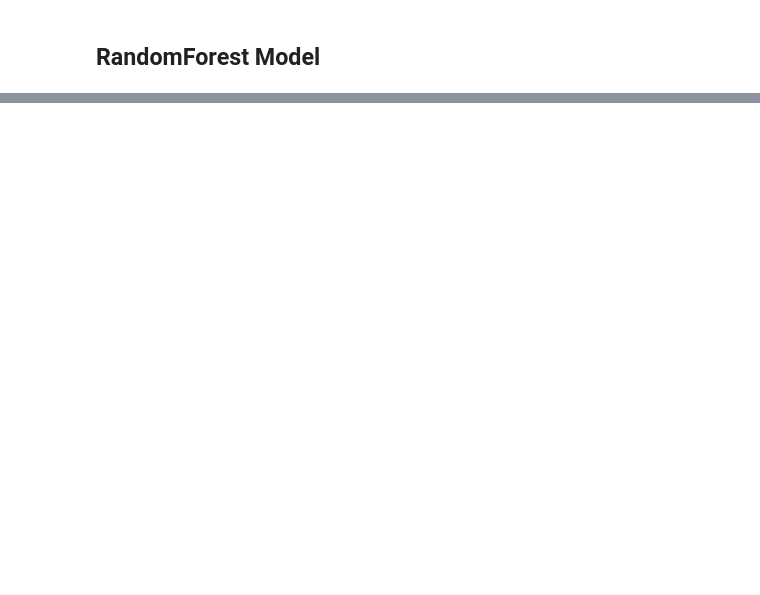
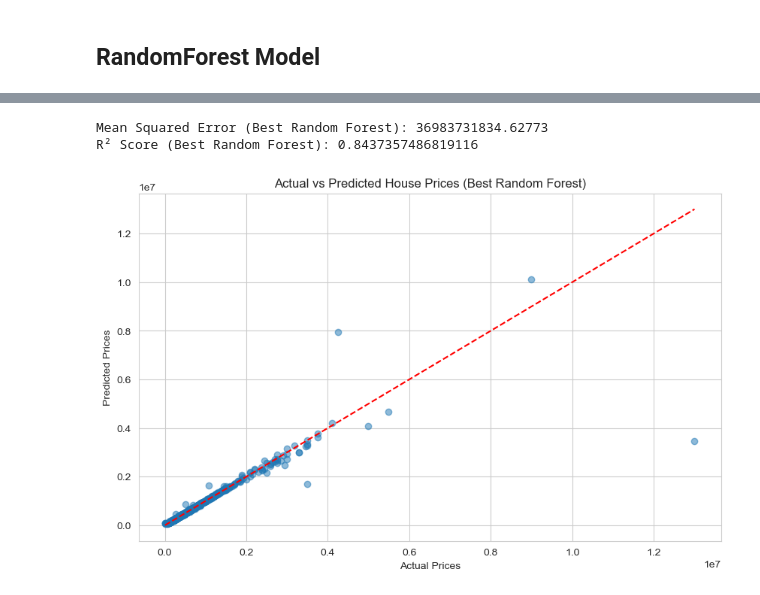
Before and after one commit to steve-yuan-8276/machine_learning, a Jupyter notebook: Austin _housing_Price/feather_engineering_prediction.ipynb, the cells around one changed output, grey strips where cells are left out. Cells and saved outputs as stored; diff of their text form; code cells hidden in the pictures; blank space fills up the shorter version.

```diff
--- a/Austin _housing_Price/feather_engineering_prediction.ipynb
+++ b/Austin _housing_Price/feather_engineering_prediction.ipynb
@@ -366,0 +357,27 @@ R² Score (Best Random Forest): 0.8391398296611141
+# %%
+# 训练最佳参数的随机森林模型
+best_rf_model = RandomForestRegressor(n_estimators=100, max_depth=20, min_samples_split=2, min_samples_leaf=1, bootstrap=True, random_state=42)
+best_rf_model.fit(X_train_selected, y_train)
+
+# 预测
+y_pred_best_rf = best_rf_model.predict(X_test_selected)
+
+# 评估模型
+mse_best_rf = mean_squared_error(y_test, y_pred_best_rf)
+r2_best_rf = r2_score(y_test, y_pred_best_rf)
+
+print(f'Mean Squared Error (Best Random Forest): {mse_best_rf}')
+print(f'R² Score (Best Random Forest): {r2_best_rf}')
+
+# 绘制实际值和预测值的对比图
+plt.figure(figsize=(10, 6))
+plt.scatter(y_test, y_pred_best_rf, alpha=0.5)
+plt.plot([y_test.min(), y_test.max()], [y_test.min(), y_test.max()], '--', color='red')
+plt.xlabel('Actual Prices')
+plt.ylabel('Predicted Prices')
+plt.title('Actual vs Predicted House Prices (Best Random Forest)')
+plt.show()
+# %% [output]
+Mean Squared Error (Best Random Forest): 36983731834.62773
+R² Score (Best Random Forest): 0.8437357486819116
+[figure, added]
```
Also changed, not shown: parts of 14 cells of this notebook, 2 other files.
